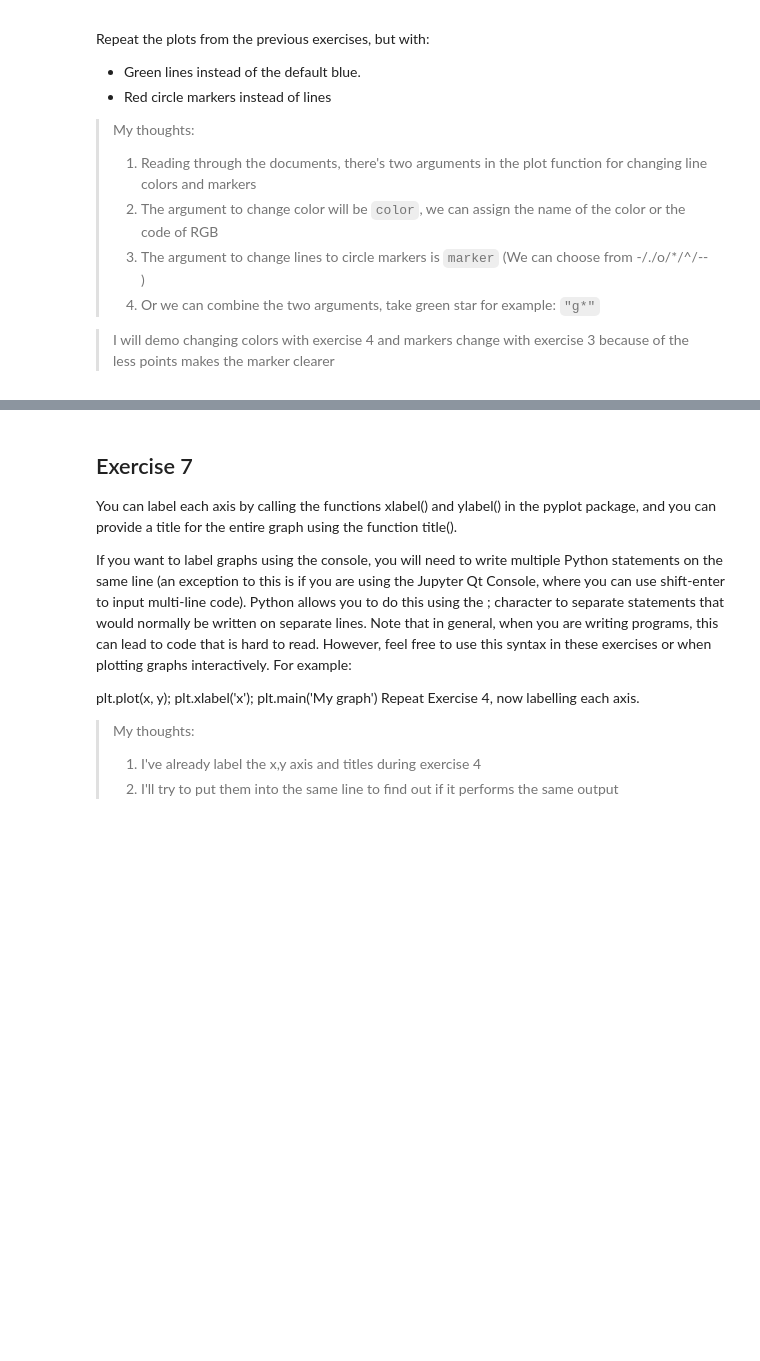
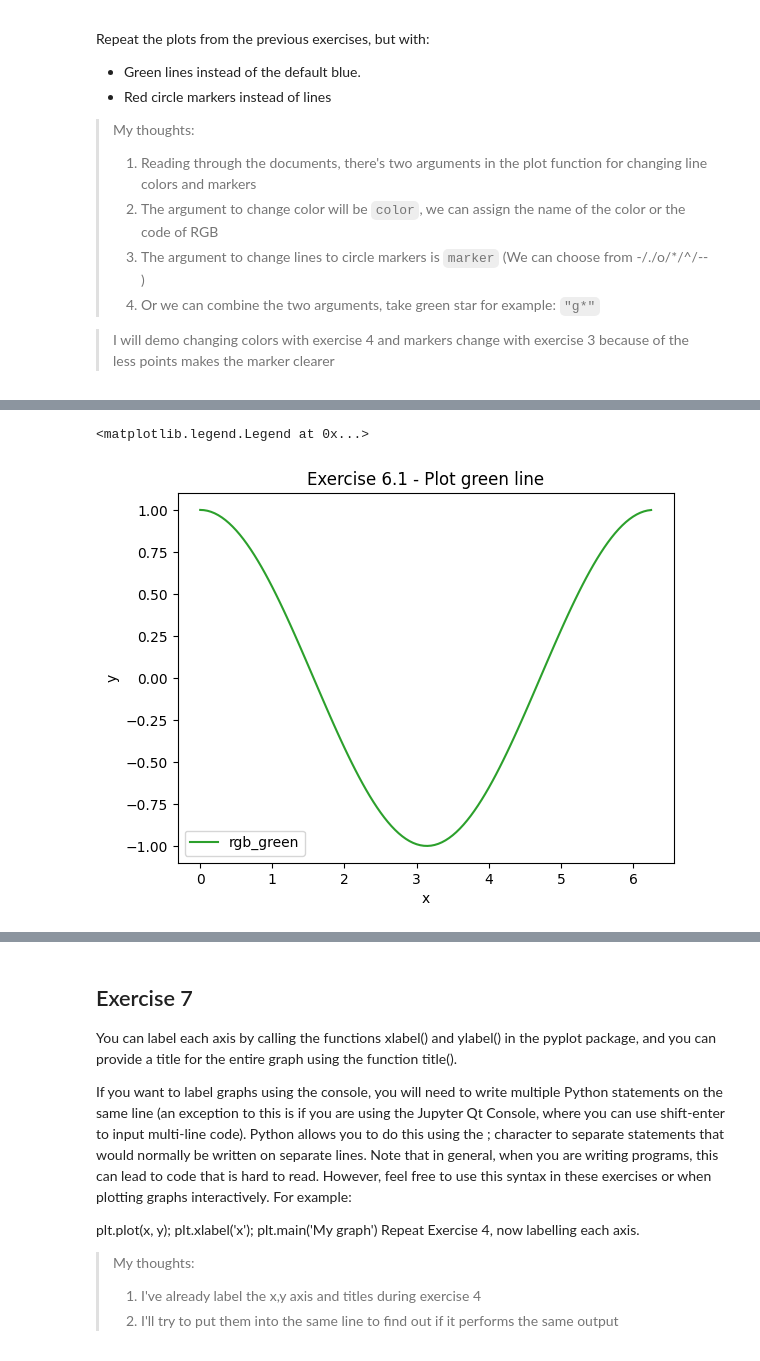
Before and after one commit to izero0324/Scientific-Computing-For-Finance, a Jupyter notebook: lab4/lab4.ipynb, the cells around one changed output, grey strips where cells are left out. Drawn from its saved outputs; the diff is of its cells as text; code cells hidden in the pictures; blank space fills up the shorter version.

```diff
--- a/lab4/lab4.ipynb
+++ b/lab4/lab4.ipynb
@@ -154,8 +166,12 @@ plt.ylabel("y")                                  # add label for y axis
 # %%
 # Line color change demo using RGB code: from Default blue line into green lines
-plt.plot(array_ex4_x, array_ex4_y, color='#2CA02C',)
-plt.title("Exercise 6.1 - Plot green line")        # add title for the diagram
+plt.plot(array_ex4_x, array_ex4_y, color='#2CA02C',label = 'rgb_green')
+plt.title("Exercise 6.1 - Plot green line")      # add title for the diagram
 plt.xlabel("x")                                  # add label for x axis
 plt.ylabel("y")                                  # add label for y axis
+plt.legend()                                     # add legend label
+# %% [output]
+<matplotlib.legend.Legend at 0x...>
+[figure, added]
 # %%
 # Plot red circles
```
Also changed, not shown: parts of 19 cells of this notebook.
